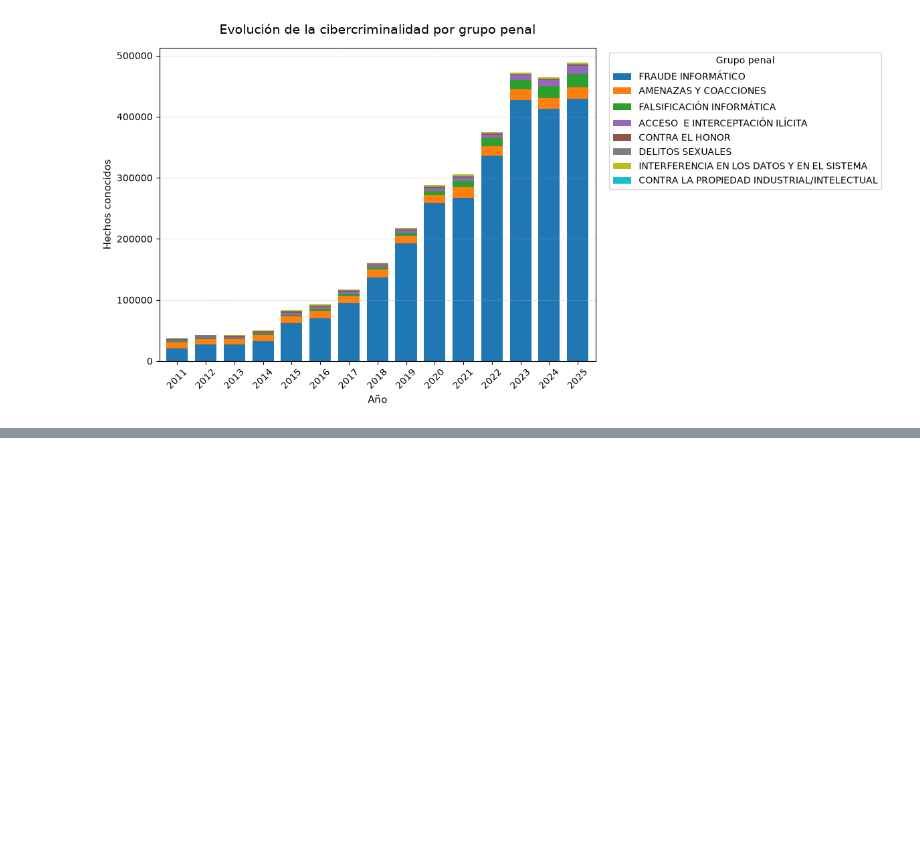
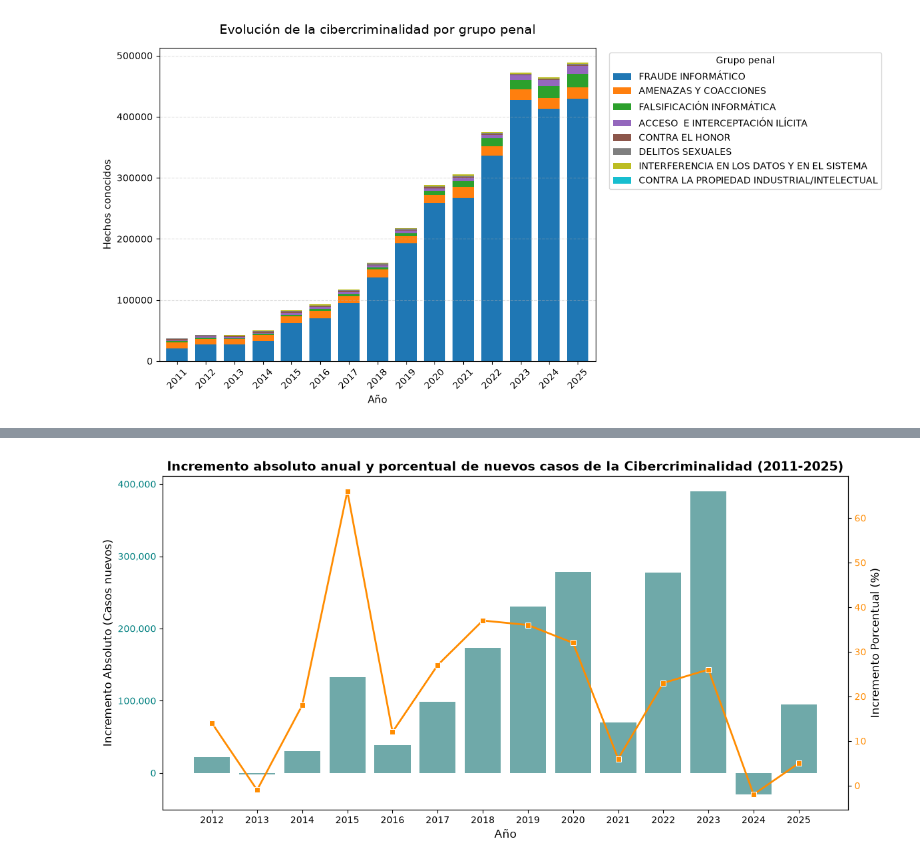
Before and after one commit to aupatxus/cibercriminalidad, a Jupyter notebook: src/utils/1 05001 Evolución de la ciberdelincuencia.ipynb, the cells around one changed output, grey strips where cells are left out. Drawn from its saved outputs; the diff is of its cells as text; code cells hidden in the pictures; blank space fills up the shorter version.

```diff
--- a/src/utils/1 05001 Evolución de la ciberdelincuencia.ipynb
+++ b/src/utils/1 05001 Evolución de la ciberdelincuencia.ipynb
@@ -145,0 +268,24 @@ plt.show()
+# %%
+# Gráfico 2: Incremento Año a Año
+fig, ax1 = plt.subplots(figsize=(12, 6))
+plt.title("Incremento absoluto anual y porcentual de nuevos casos de la Cibercriminalidad (2011-2025)", fontsize=14, fontweight="bold")
+
+color = "teal"
+ax1.set_xlabel("Año", fontsize=12)
+ax1.set_ylabel("Incremento Absoluto (Casos nuevos)", color="black", fontsize=12)
+sns.barplot(data=df_anual.dropna(), x="periodo", y="Incremento_Absoluto", color=color, alpha=0.6, ax=ax1)
+ax1.tick_params(axis="y", labelcolor=color)
+# ax1.gca().yaxis.set_major_formatter(plt.FuncFormatter(lambda x, loc: "{:,}".format(int(x))))
+ax1.yaxis.set_major_formatter(plt.FuncFormatter(lambda x, loc: "{:,}".format(int(x))))
+
+# Línea para el incremento porcentual en el eje secundario
+ax2 = ax1.twinx()
+color = "darkorange"
+ax2.set_ylabel("Incremento Porcentual (%)", color="black", fontsize=12)
+sns.lineplot(data=df_anual.dropna(), x=df_anual.dropna().index - 1, y="Incremento_Porcentual", color=color, marker="s", linewidth=2, ax=ax2)
+ax2.tick_params(axis="y", labelcolor=color)
+
+plt.tight_layout()
+plt.show()
+# %% [output]
+[figure, added]
```
Also changed, not shown: parts of 8 cells of this notebook, 1 other file.
